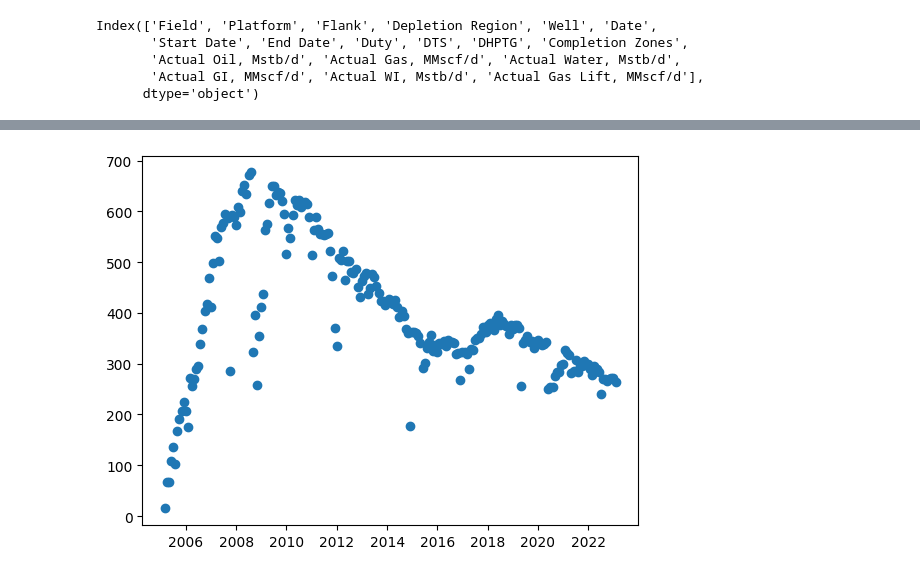
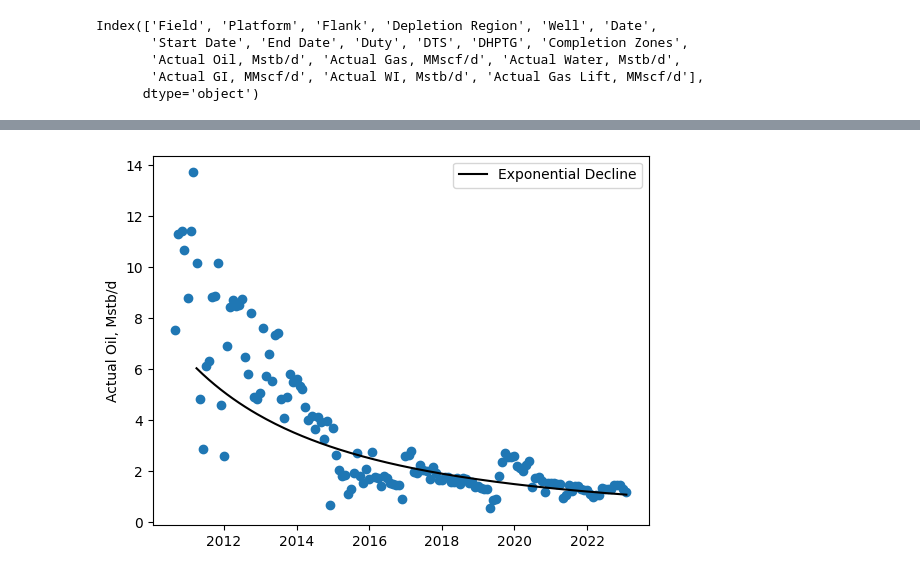
Before and after one commit to jshiriyev/data-driven-forecasting, a Jupyter notebook: docs/analysis.ipynb, the cells around one changed output, grey strips where cells are left out. Cells and saved outputs as stored; diff of their text form; code cells hidden in the pictures.

```diff
--- a/docs/analysis.ipynb
+++ b/docs/analysis.ipynb
@@ -9,5 +13,5 @@ import prodpy as pp
 # %%
 from prodpy.decline import Analysis
 # %%
-# df = pd.read_excel(r"C:\Users\3876yl\OneDrive - BP\Documents\ACG_decline_curve_analybsis.xlsx")
-df = pd.read_excel(r"C:\Users\user\Downloads\ACG_decline_curve_analysis.xlsx")
+df = pd.read_excel(r"C:\Users\3876yl\OneDrive - BP\Documents\ACG_decline_curve_analysis.xlsx")
+# df = pd.read_excel(r"C:\Users\user\Downloads\ACG_decline_curve_analysis.xlsx")
@@ -26,4 +24,4 @@ Index(['Field', 'Platform', 'Flank', 'Depletion Region', 'Well', 'Date',
        'Actual GI, MMscf/d', 'Actual WI, Mstb/d', 'Actual Gas Lift, MMscf/d'],
       dtype='object')
 # %%
-dca = Analysis(df,dates="Date",orate="Actual Oil, Mstb/d",grate="Actual Gas, MMscf/d",wrate="Actual Water, Mstb/d")
+dca = Analysis(dates="Date",orate="Actual Oil, Mstb/d",grate="Actual Gas, MMscf/d",wrate="Actual Water, Mstb/d")
@@ -34,6 +48,17 @@ frame = dca.filter(frame,Field='Azeri')
+# %%
+frame1 = dca.get(df,Well='C24')
+# %%
+frame2 = dca.fit(frame1,start=datetime.date(2011, 3, 1))
 # %%
-plt.scatter(frame['Date'],frame['Actual Oil, Mstb/d'])
+plt.scatter(frame1['Date'],frame1['Actual Oil, Mstb/d'])
+
+plt.plot(frame2['Date'],frame2['TRates'],color='k',label='Exponential Decline')
+
+plt.ylabel('Actual Oil, Mstb/d')
+
+plt.legend()
+
 plt.show()
 # %% [output]
-[figure, old version]
+[figure, new version]
 # %%
```
Also changed, not shown: parts of 9 cells of this notebook, 3 other files.
